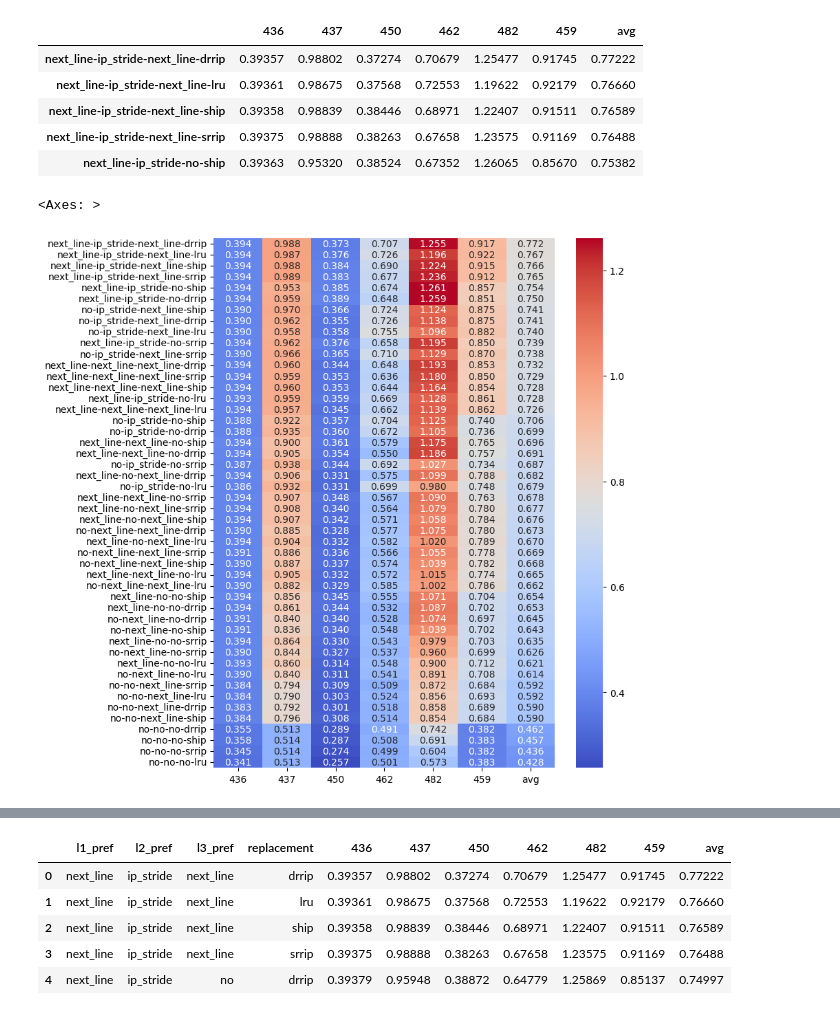
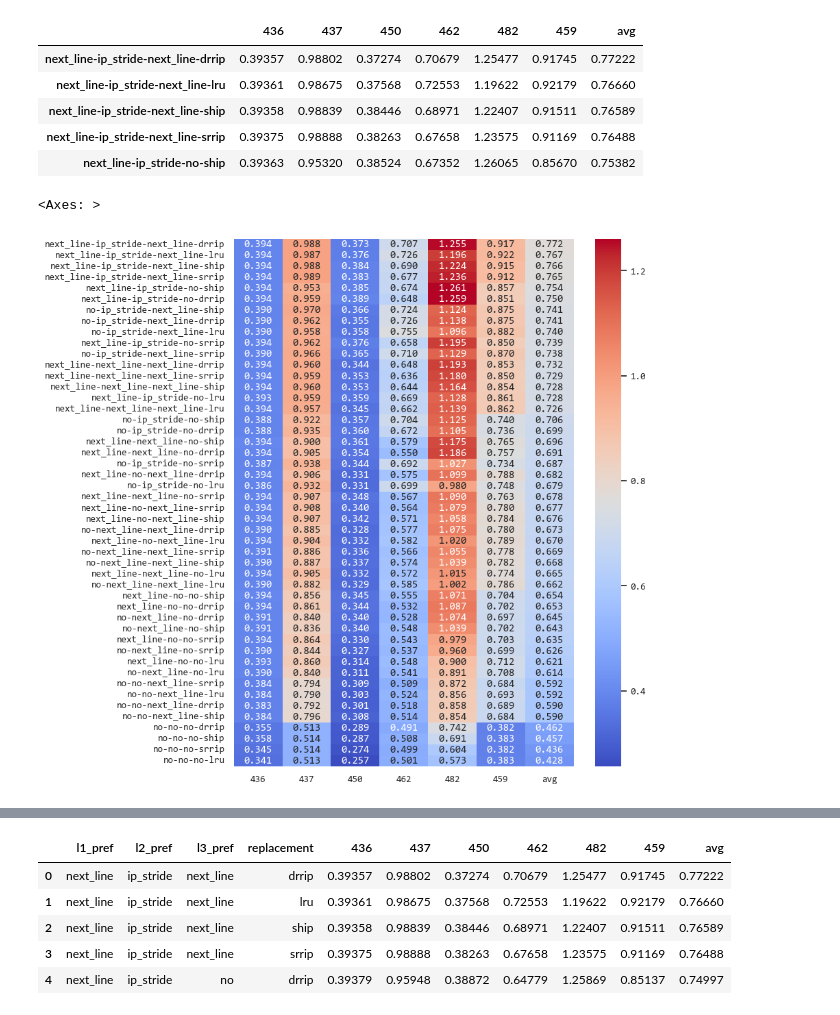
Before and after one commit to X-yang03/ChampSim-Computer-Architecture, a Jupyter notebook: socre.ipynb, the cells around one changed output, grey strips where cells are left out. Cells and saved outputs as stored; diff of their text form; code cells hidden in the pictures.

```diff
--- a/socre.ipynb
+++ b/socre.ipynb
@@ -59,8 +59,9 @@ IPC_sort.to_csv('IPC_sort.csv') #按照平均得分排序
 # %%
 import seaborn as sns
 import matplotlib.pyplot as plt
 plt.figure(figsize=(8,10))
+sns.set_theme(font='Consolas',font_scale=0.9)
 sns.heatmap(IPC_sort,cmap='coolwarm',annot=True,fmt='.3f')
 # %% [output]
 <Axes: >
-[figure, old version]
+[figure, new version]
```
Also changed, not shown: parts of 10 cells of this notebook, 4 other files.
